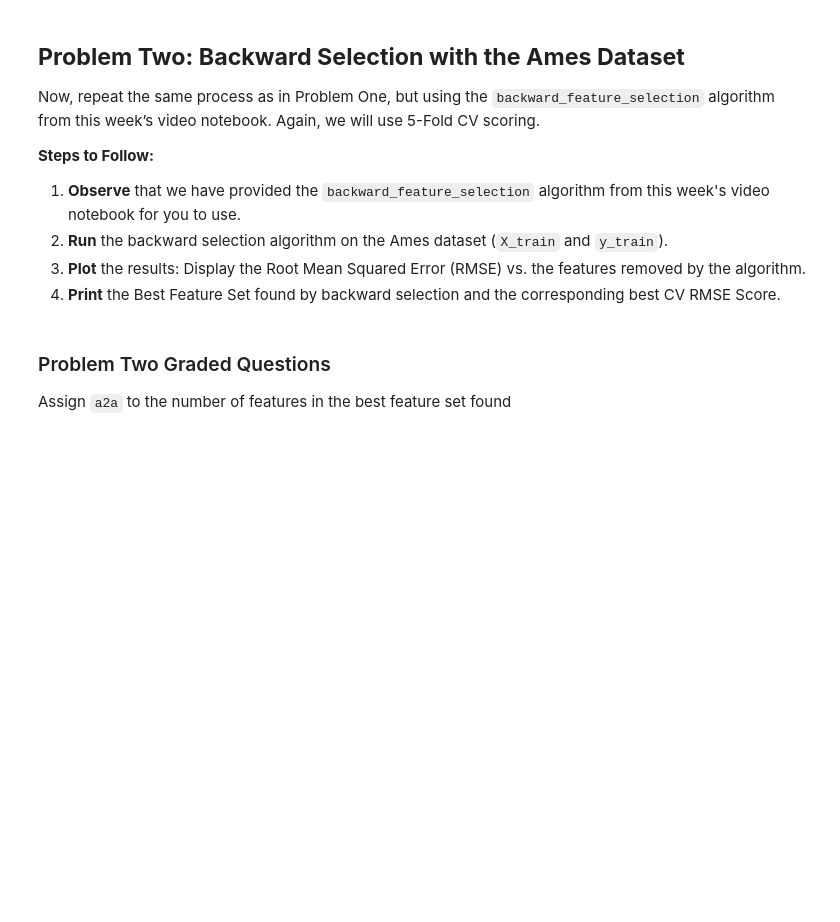
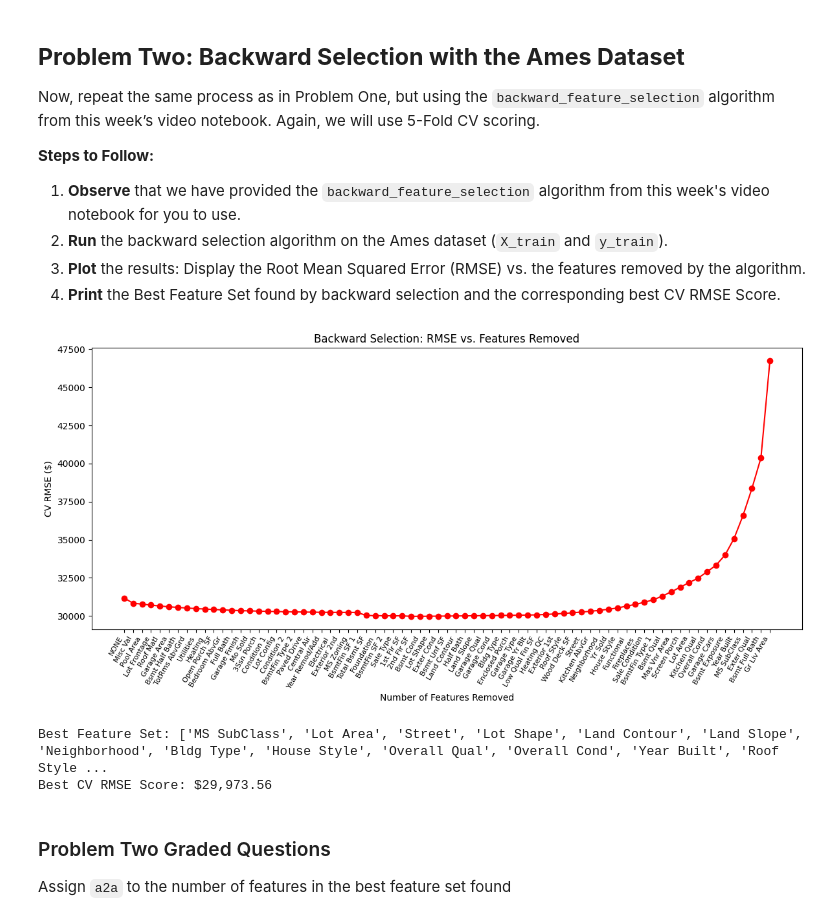
Before and after one commit to yy714x/Module-3-Assignments, a Jupyter notebook: Homework_05.ipynb, the cells around one changed output. Cells and saved outputs as stored; diff of their text form; code cells hidden in the pictures; blank space fills up the shorter version.

```diff
--- a/Homework_05.ipynb
+++ b/Homework_05.ipynb
@@ -308,6 +331,25 @@ def backward_feature_selection(X, y, model,
     )
 # %%
 # Your code here:  Run Backward Feature Selection, plot the results, and print out the Best Feature Set and the Best CV RMSE Score found.
+selected_features_bw, best_scores_bw, best_feature_set_bw, best_score_bw = backward_feature_selection(
+    X_train, y_train, lr, scoring='neg_root_mean_squared_error', cv=5, verbose=False
+)
+
+plt.figure(figsize=(12, 6))
+plt.plot(range(1, len(best_scores_bw) + 1), best_scores_bw, marker='o', color='r')
+plt.xlabel('Number of Features Removed')
+plt.ylabel('CV RMSE ($)')
+plt.title('Backward Selection: RMSE vs. Features Removed')
+plt.xticks(range(1, len(selected_features_bw) + 1), selected_features_bw, rotation=60, ha='right', fontsize=8)
+plt.tight_layout()
+plt.show()
+
+print(f"Best Feature Set: {best_feature_set_bw}")
+print(f"Best CV RMSE Score: ${best_score_bw:,.2f}")
+# %% [output]
+[figure, added]
+Best Feature Set: ['MS SubClass', 'Lot Area', 'Street', 'Lot Shape', 'Land Contour', 'Land Slope', 'Neighborhood', 'Bldg Type', 'House Style', 'Overall Qual', 'Overall Cond', 'Year Built', 'Roof Style ...
+Best CV RMSE Score: $29,973.56
 # %% [markdown]
 ### Problem Two Graded Questions
 
```
Also changed, not shown: parts of 18 cells of this notebook, 4 other files.
